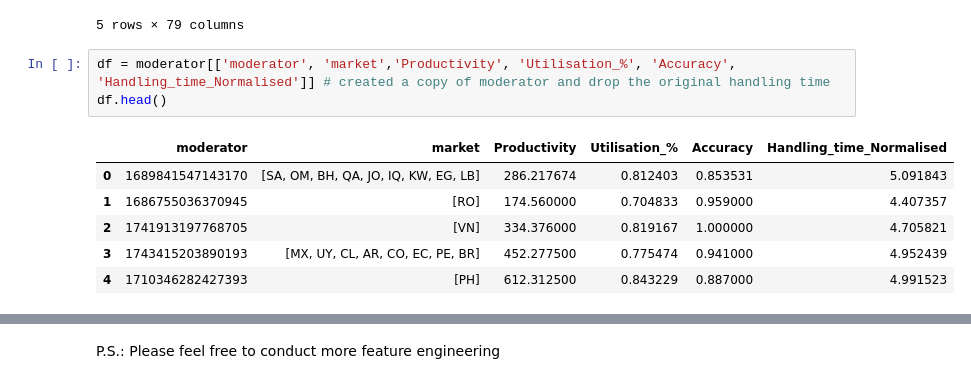
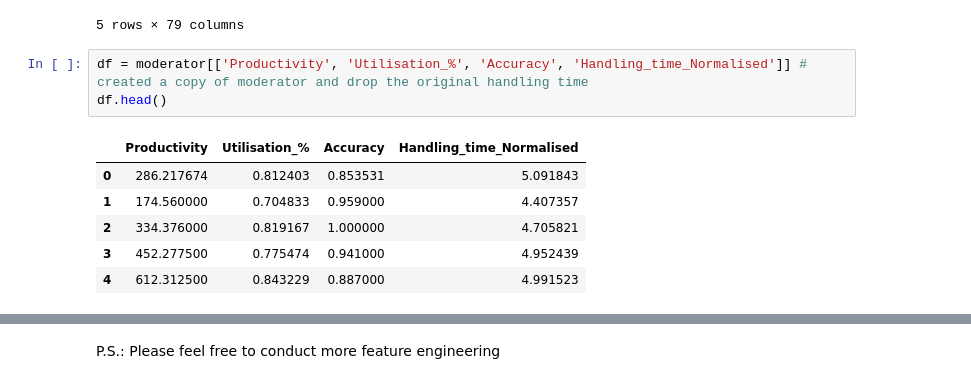
Before and after one commit to liuchennn1414/TikTok_Hungry_Ads, a Jupyter notebook: moderator_score.ipynb, the cells around one changed output, grey strips where cells are left out. Cells and saved outputs as stored; diff of their text form.

```diff
--- a/moderator_score.ipynb
+++ b/moderator_score.ipynb
@@ -176,12 +197,12 @@ moderator.head()
 | 4 | 1710346282427393 | [PH] | 612.312500 | 0.843229 | 98066 | 0.887000 | 4.991523 | ... |
 5 rows × 79 columns
 # %%
-df = moderator[['moderator', 'market','Productivity', 'Utilisation_%', 'Accuracy', 'Handling_time_Normalised']] # created a copy of moderator and drop the original handling time
+df = moderator[['Productivity', 'Utilisation_%', 'Accuracy', 'Handling_time_Normalised']] # created a copy of moderator and drop the original handling time
 df.head()
 # %% [output]
-|  | moderator | market | Productivity | Utilisation_% | Accuracy | Handling_time_Normalised |
-| 0 | 1689841547143170 | [SA, OM, BH, QA, JO, IQ, KW, EG, LB] | 286.217674 | 0.812403 | 0.853531 | 5.091843 |
-| 1 | 1686755036370945 | [RO] | 174.560000 | 0.704833 | 0.959000 | 4.407357 |
-| 2 | 1741913197768705 | [VN] | 334.376000 | 0.819167 | 1.000000 | 4.705821 |
-| 3 | 1743415203890193 | [MX, UY, CL, AR, CO, EC, PE, BR] | 452.277500 | 0.775474 | 0.941000 | 4.952439 |
-| 4 | 1710346282427393 | [PH] | 612.312500 | 0.843229 | 0.887000 | 4.991523 |
+|  | Productivity | Utilisation_% | Accuracy | Handling_time_Normalised |
+| 0 | 286.217674 | 0.812403 | 0.853531 | 5.091843 |
+| 1 | 174.560000 | 0.704833 | 0.959000 | 4.407357 |
+| 2 | 334.376000 | 0.819167 | 1.000000 | 4.705821 |
+| 3 | 452.277500 | 0.775474 | 0.941000 | 4.952439 |
+| 4 | 612.312500 | 0.843229 | 0.887000 | 4.991523 |
```
Also changed, not shown: parts of 21 cells of this notebook.
